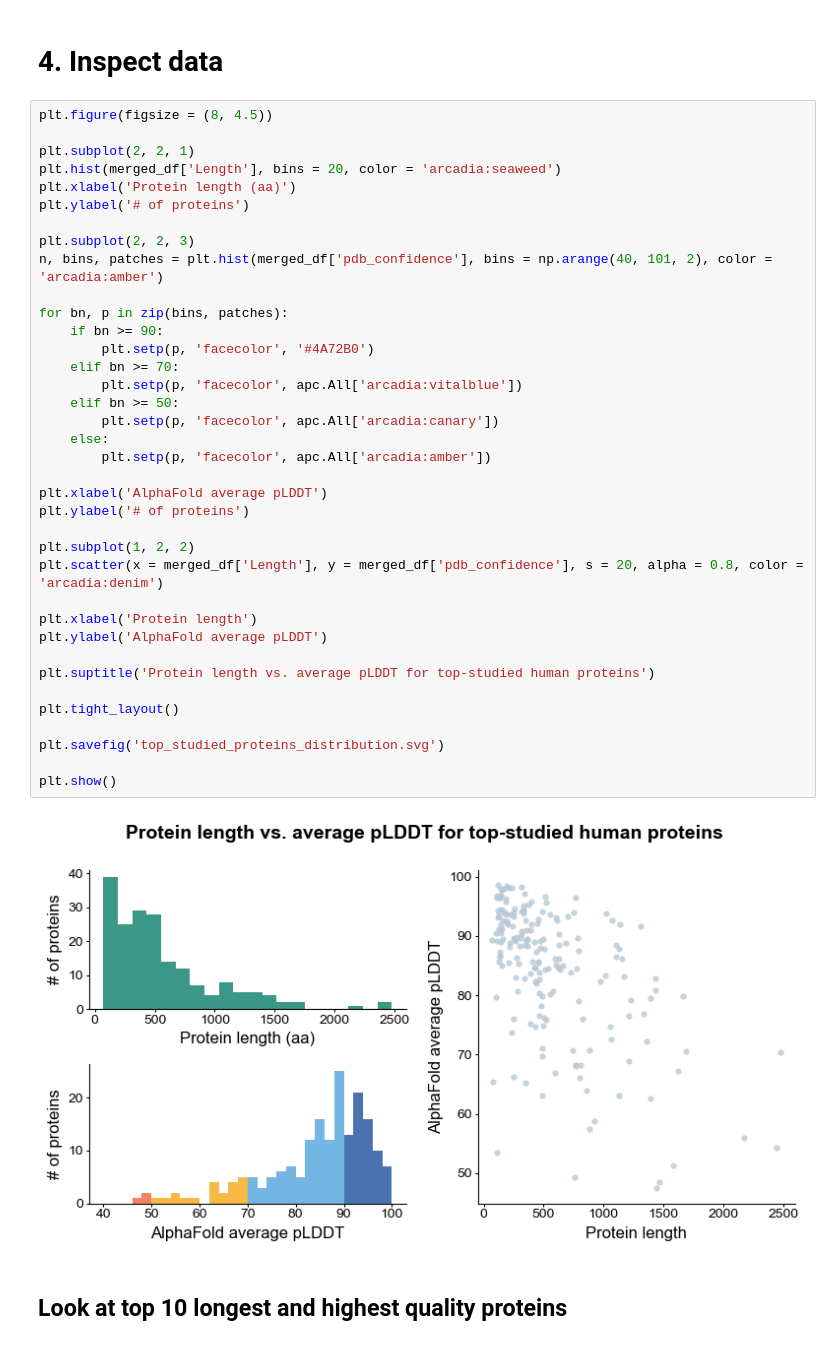
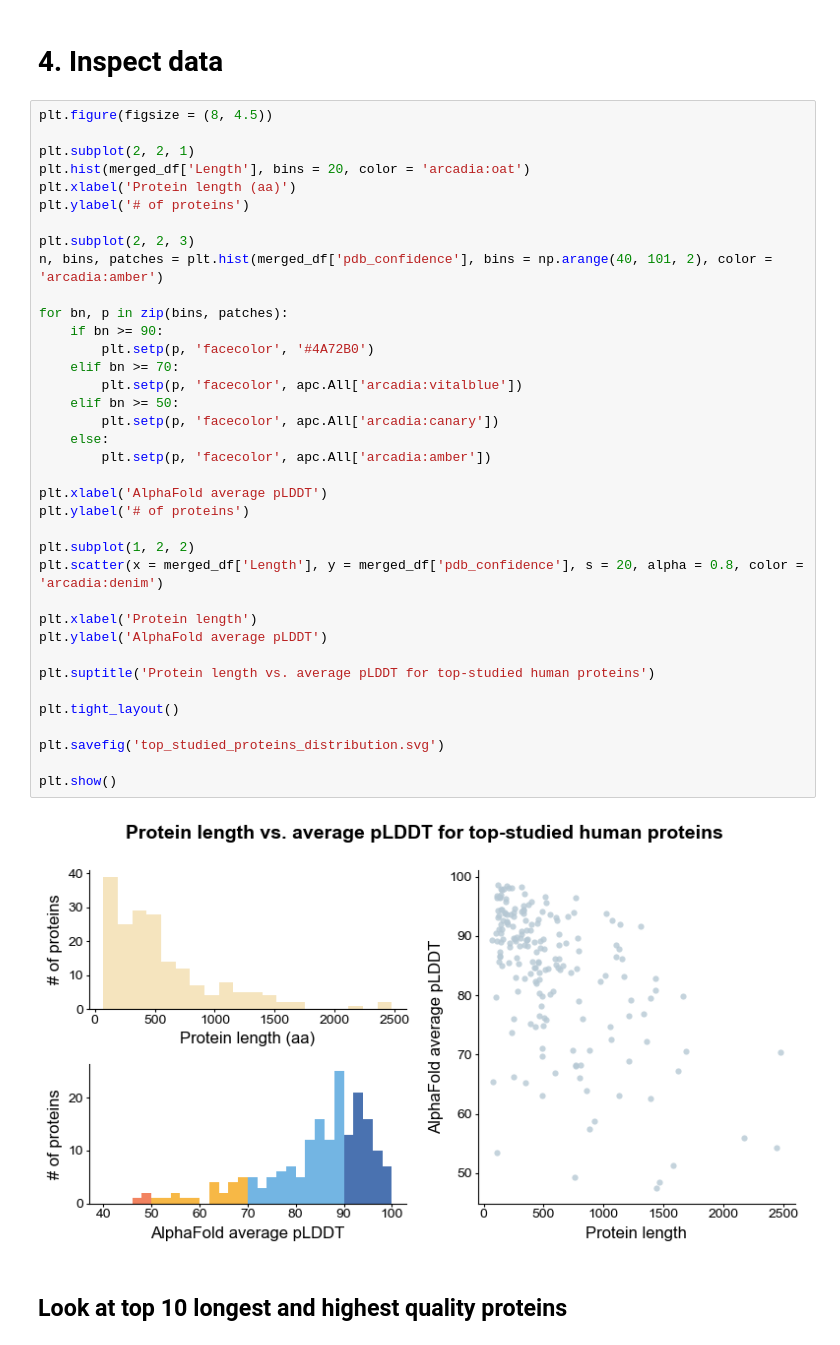
Before and after one commit to Arcadia-Science/ProteinCartography, a Jupyter notebook: pub/most_studied_human_proteins.ipynb, the cells around one changed output. Saved outputs shown, nothing was run; the diff lists cells and outputs as text.

Commit message:
updated plots

```diff
--- a/pub/most_studied_human_proteins.ipynb
+++ b/pub/most_studied_human_proteins.ipynb
@@ -106,41 +106,41 @@ display(merged_df)
 plt.figure(figsize = (8, 4.5))
 
 plt.subplot(2, 2, 1)
-plt.hist(merged_df['Length'], bins = 20, color = 'arcadia:seaweed')
+plt.hist(merged_df['Length'], bins = 20, color = 'arcadia:oat')
 plt.xlabel('Protein length (aa)')
 plt.ylabel('# of proteins')
 
 plt.subplot(2, 2, 3)
 n, bins, patches = plt.hist(merged_df['pdb_confidence'], bins = np.arange(40, 101, 2), color = 'arcadia:amber')
 
 for bn, p in zip(bins, patches):
     if bn >= 90:
         plt.setp(p, 'facecolor', '#4A72B0')
     elif bn >= 70:
         plt.setp(p, 'facecolor', apc.All['arcadia:vitalblue'])
     elif bn >= 50:
         plt.setp(p, 'facecolor', apc.All['arcadia:canary'])
     else:
         plt.setp(p, 'facecolor', apc.All['arcadia:amber'])
 
 plt.xlabel('AlphaFold average pLDDT')
 plt.ylabel('# of proteins')
 
 plt.subplot(1, 2, 2)
 plt.scatter(x = merged_df['Length'], y = merged_df['pdb_confidence'], s = 20, alpha = 0.8, color = 'arcadia:denim')
 
 plt.xlabel('Protein length')
 plt.ylabel('AlphaFold average pLDDT')
 
 plt.suptitle('Protein length vs. average pLDDT for top-studied human proteins')
 
 plt.tight_layout()
 
 plt.savefig('top_studied_proteins_distribution.svg')
 
 plt.show()
 # %% [output]
-[figure, old version]
+[figure, new version]
 # %% [markdown]
 ## Look at top 10 longest and highest quality proteins
 # %%
```
Also changed, not shown: parts of 1 cell of this notebook.
